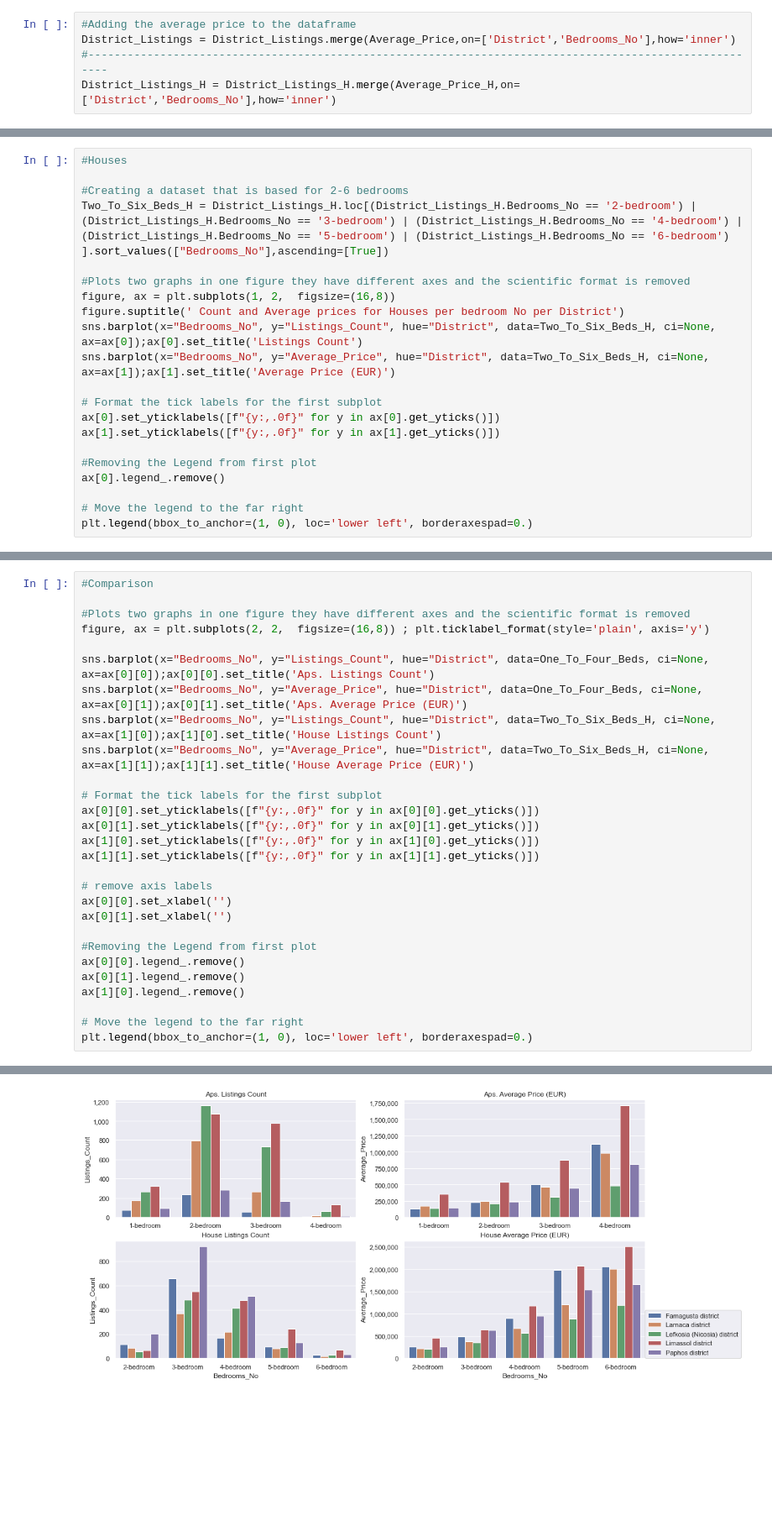
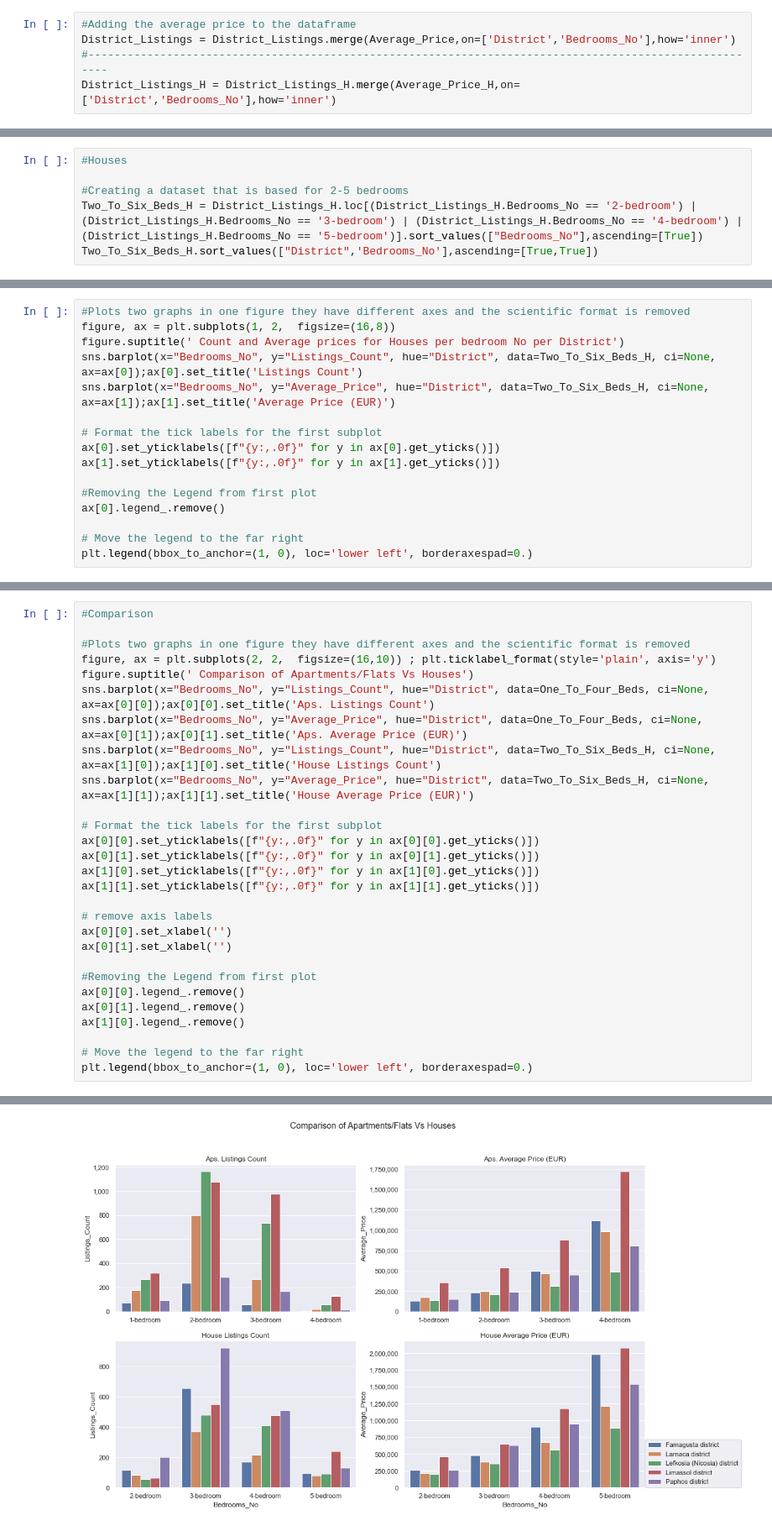
Before and after one commit to spyrou-andre/Data-Analyst-Portfolio, a Jupyter notebook: Housing-Prices/Jupyter_Notebook_Code.ipynb, the cells around one changed output, grey strips where cells are left out. Shown: that part at 84% size. Saved outputs shown, nothing was run; the diff lists cells and outputs as text; blank space fills up the shorter version.

```diff
--- a/Housing-Prices/Jupyter_Notebook_Code.ipynb
+++ b/Housing-Prices/Jupyter_Notebook_Code.ipynb
@@ -500,0 +520,6 @@ plt.legend(bbox_to_anchor=(1, 0), loc='lower left', borderaxespad=0.)
+# %%
+#Houses
+
+#Creating a dataset that is based for 2-5 bedrooms
+Two_To_Six_Beds_H = District_Listings_H.loc[(District_Listings_H.Bedrooms_No == '2-bedroom') | (District_Listings_H.Bedrooms_No == '3-bedroom') | (District_Listings_H.Bedrooms_No == '4-bedroom') | (District_Listings_H.Bedrooms_No == '5-bedroom')].sort_values(["Bedrooms_No"],ascending=[True])
+Two_To_Six_Beds_H.sort_values(["District",'Bedrooms_No'],ascending=[True,True])
@@ -501,9 +544,4 @@ plt.legend(bbox_to_anchor=(1, 0), loc='lower left', borderaxespad=0.)
 # %%
-#Houses
-
-#Creating a dataset that is based for 2-6 bedrooms
-Two_To_Six_Beds_H = District_Listings_H.loc[(District_Listings_H.Bedrooms_No == '2-bedroom') | (District_Listings_H.Bedrooms_No == '3-bedroom') | (District_Listings_H.Bedrooms_No == '4-bedroom') | (District_Listings_H.Bedrooms_No == '5-bedroom') | (District_Listings_H.Bedrooms_No == '6-bedroom') ].sort_values(["Bedrooms_No"],ascending=[True])
-
 #Plots two graphs in one figure they have different axes and the scientific format is removed
 figure, ax = plt.subplots(1, 2,  figsize=(16,8))
 figure.suptitle(' Count and Average prices for Houses per bedroom No per District')
@@ -527,31 +572,31 @@ plt.legend(bbox_to_anchor=(1, 0), loc='lower left', borderaxespad=0.)
 # %%
 #Comparison
 
 #Plots two graphs in one figure they have different axes and the scientific format is removed
-figure, ax = plt.subplots(2, 2,  figsize=(16,8)) ; plt.ticklabel_format(style='plain', axis='y')
-
+figure, ax = plt.subplots(2, 2,  figsize=(16,10)) ; plt.ticklabel_format(style='plain', axis='y')
+figure.suptitle(' Comparison of Apartments/Flats Vs Houses')
 sns.barplot(x="Bedrooms_No", y="Listings_Count", hue="District", data=One_To_Four_Beds, ci=None, ax=ax[0][0]);ax[0][0].set_title('Aps. Listings Count')
 sns.barplot(x="Bedrooms_No", y="Average_Price", hue="District", data=One_To_Four_Beds, ci=None, ax=ax[0][1]);ax[0][1].set_title('Aps. Average Price (EUR)')
 sns.barplot(x="Bedrooms_No", y="Listings_Count", hue="District", data=Two_To_Six_Beds_H, ci=None, ax=ax[1][0]);ax[1][0].set_title('House Listings Count')
 sns.barplot(x="Bedrooms_No", y="Average_Price", hue="District", data=Two_To_Six_Beds_H, ci=None, ax=ax[1][1]);ax[1][1].set_title('House Average Price (EUR)')
 
 # Format the tick labels for the first subplot
 ax[0][0].set_yticklabels([f"{y:,.0f}" for y in ax[0][0].get_yticks()])
 ax[0][1].set_yticklabels([f"{y:,.0f}" for y in ax[0][1].get_yticks()])
 ax[1][0].set_yticklabels([f"{y:,.0f}" for y in ax[1][0].get_yticks()])
 ax[1][1].set_yticklabels([f"{y:,.0f}" for y in ax[1][1].get_yticks()])
 
 # remove axis labels
 ax[0][0].set_xlabel('')
 ax[0][1].set_xlabel('')
 
 #Removing the Legend from first plot
 ax[0][0].legend_.remove()
 ax[0][1].legend_.remove()
 ax[1][0].legend_.remove()
 
 # Move the legend to the far right
 plt.legend(bbox_to_anchor=(1, 0), loc='lower left', borderaxespad=0.)
 # %% [output]
 <matplotlib.legend.Legend at 0x...>
-[figure, old version]
+[figure, new version]
```
Also changed, not shown: parts of 16 cells of this notebook.
